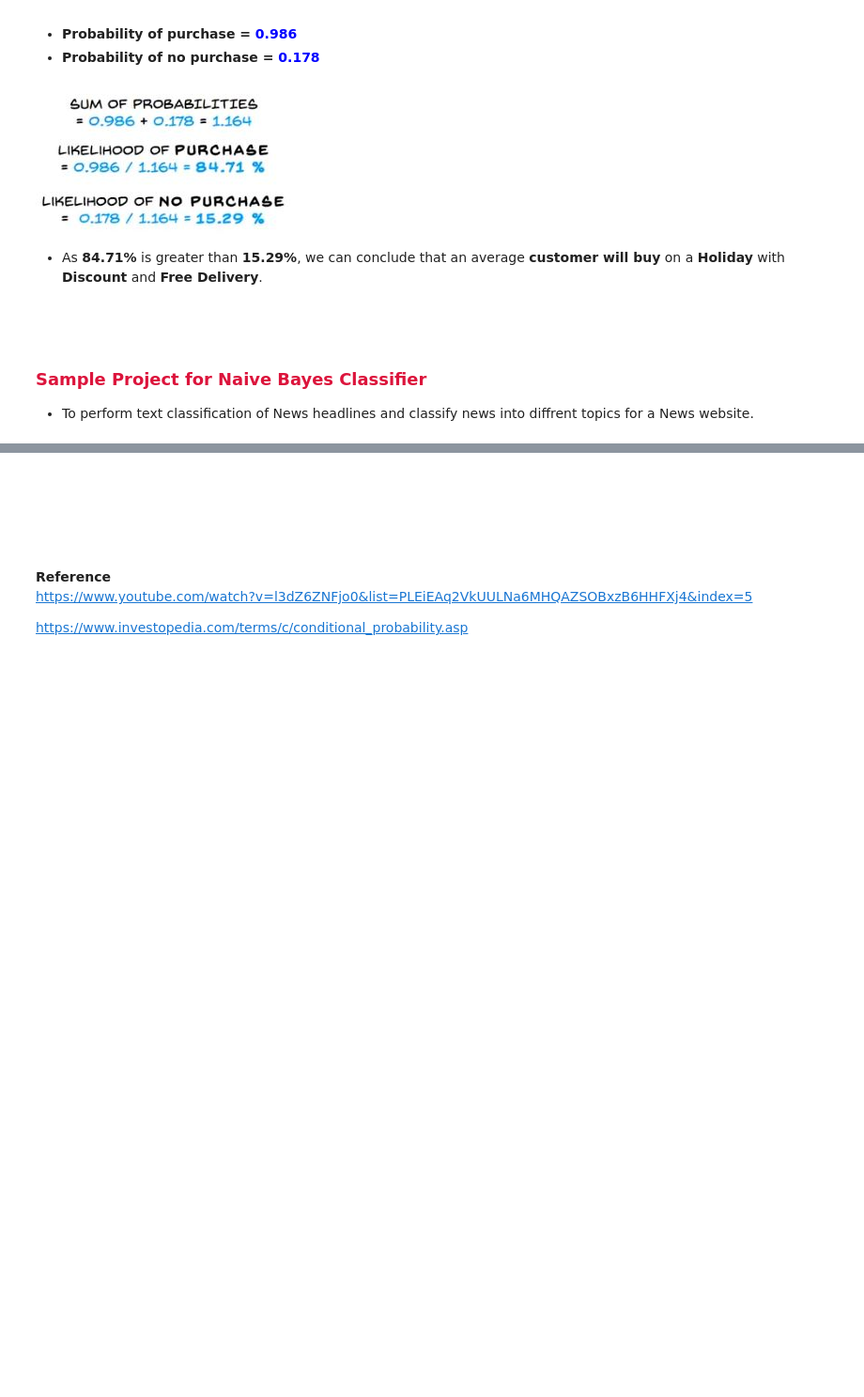
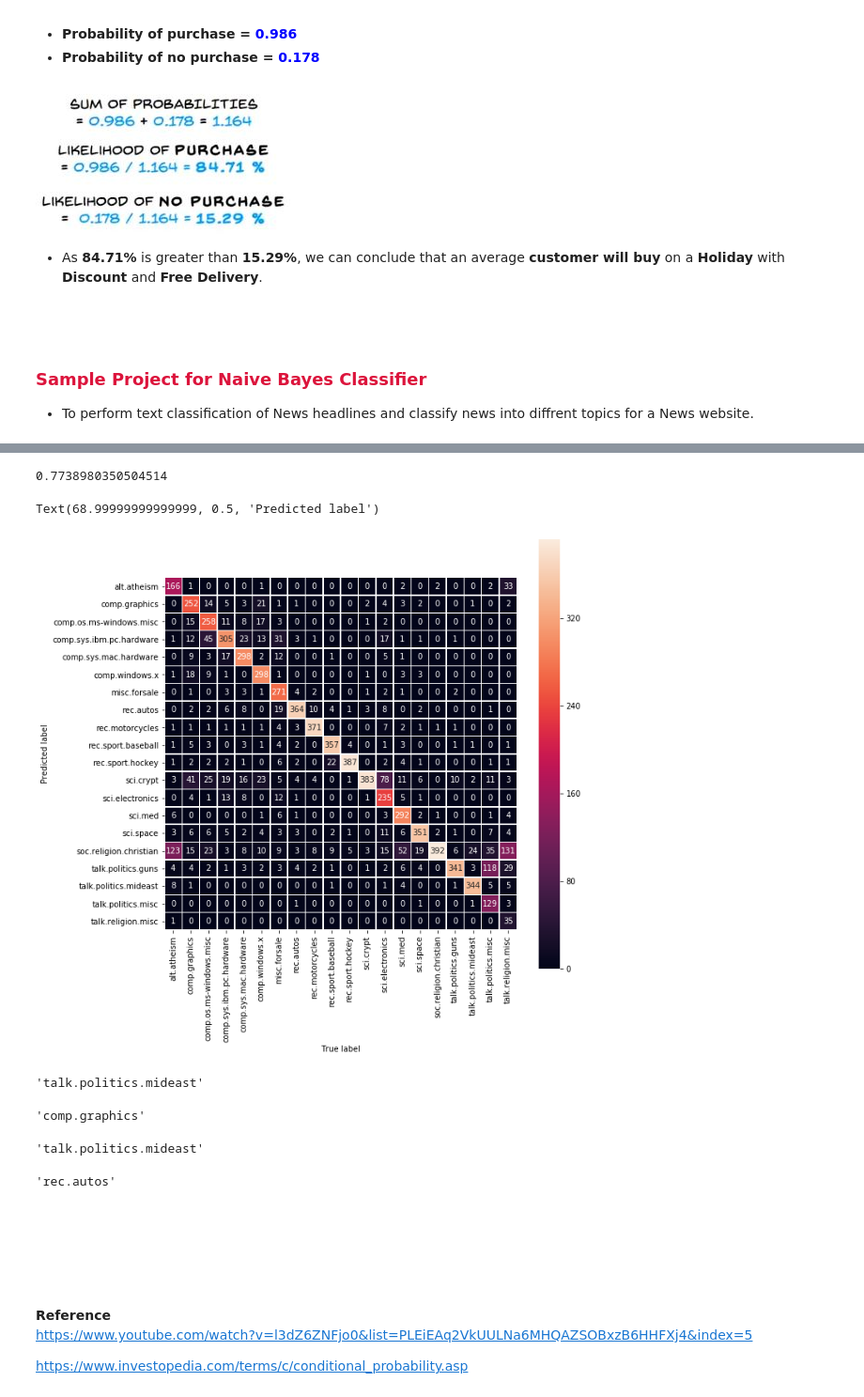
Before and after one commit to AnishaMohandass/Learn_ML, a Jupyter notebook: Naive Bayes Classifier.ipynb, the cells around one changed output, grey strips where cells are left out. Shown at 94% size. Saved outputs shown, nothing was run; the diff lists cells and outputs as text; code cells hidden in the pictures; blank space fills up the shorter version.

```diff
--- a/Naive Bayes Classifier.ipynb
+++ b/Naive Bayes Classifier.ipynb
@@ -80,0 +164,4 @@
+# %%
+#Creating a model based on Multinomial Naive Bayes
+
+model = make_pipeline(TfidfVectorizer(), MultinomialNB())
@@ -80,0 +186,4 @@
+# %%
+#Training the model with the train data
+
+model.fit(train.data, train.target)
@@ -80,0 +208,27 @@
+# %%
+#To predict the values for the test data
+
+predictions = model.predict(test.data)
+# %%
+#Determining the accuracy of the model
+
+accuracy = metrics.accuracy_score(test.target, predictions)
+print(accuracy)
+
+# That is, 77% Accuracy
+# %% [output]
+0.7738980350504514
+# %%
+#Creating confusion matrix and heat map
+
+mat = confusion_matrix(test.target, predictions)
+# %%
+#Representing the confusion matrix in a heat map
+
+fig, ax = plt.subplots(figsize=(10,10))
+sns.heatmap(mat.T, annot=True, fmt='d', linewidths=.5, square=True, xticklabels=train.target_names, yticklabels=train.target_names, ax=ax)
+plt.xlabel('True label')
+plt.ylabel('Predicted label')
+# %% [output]
+Text(68.99999999999999, 0.5, 'Predicted label')
+[figure, added]
@@ -81,3 +241,19 @@
+# %%
+predict_category("Rishi Sunak will be Britain's next prime minister")
+# %% [output]
+'talk.politics.mideast'
+# %%
+predict_category("Python is a powerful programming language.")
+# %% [output]
+'comp.graphics'
+# %%
+predict_category("Angelina Jolie is an American actress, filmmaker, and humanitarian.")
+# %% [output]
+'talk.politics.mideast'
+# %%
+predict_category("For a family of 4-5, the top 3 most popular cars are Tata Altroz (10.25 Lakh onwards) and Maruti Suzuki Grand Vitara (10.45 Lakh onwards).")
+# %% [output]
+'rec.autos'
 # %% [markdown]
 <br>
 <br>
```
Also changed, not shown: parts of 9 cells of this notebook, 2 other files.
